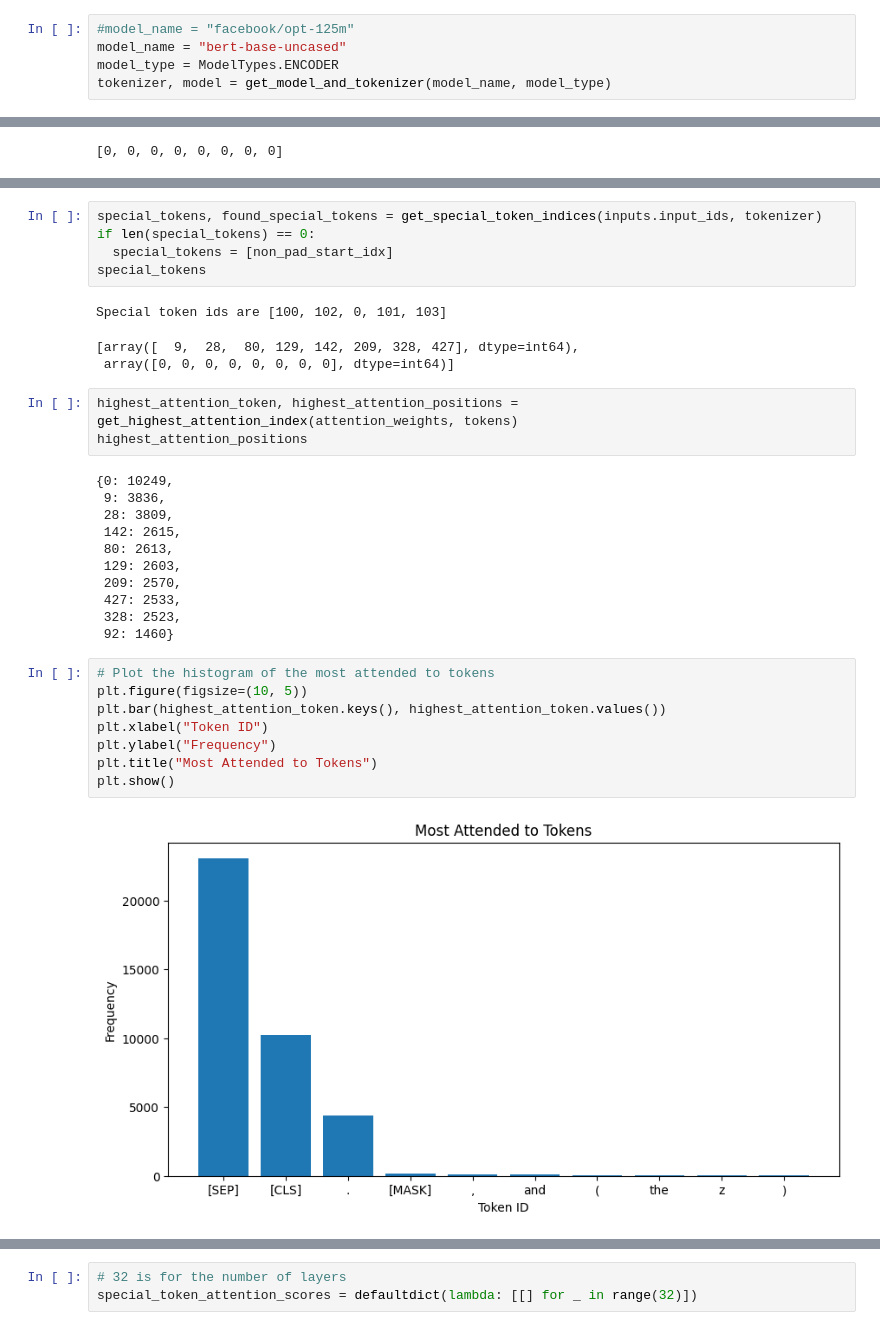
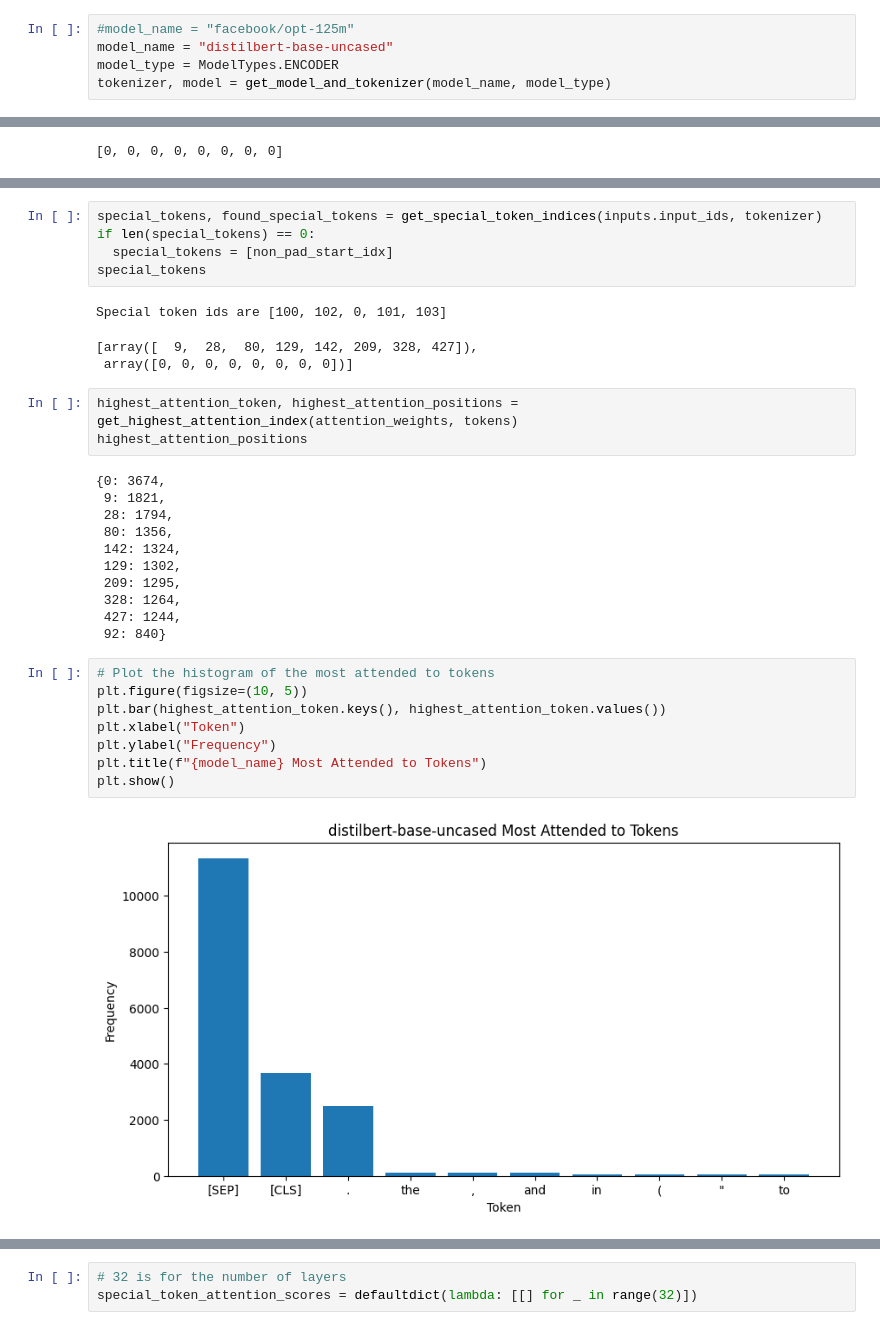
Before and after one commit to pramodith/llm_exploration, a Jupyter notebook: exploring_sink_tokens.ipynb, the cells around one changed output, grey strips where cells are left out. Saved outputs shown, nothing was run; the diff lists cells and outputs as text.

```diff
--- a/exploring_sink_tokens.ipynb
+++ b/exploring_sink_tokens.ipynb
@@ -265,5 +289,5 @@ instruction_sample_text = f"Please answer the following question. {sample_text}"
 # %%
 #model_name = "facebook/opt-125m"
-model_name = "bert-base-uncased"
+model_name = "distilbert-base-uncased"
 model_type = ModelTypes.ENCODER
 tokenizer, model = get_model_and_tokenizer(model_name, model_type)
@@ -303,32 +323,32 @@ if len(special_tokens) == 0:
 special_tokens
 # %% [output]
 Special token ids are [100, 102, 0, 101, 103]
-[array([  9,  28,  80, 129, 142, 209, 328, 427], dtype=int64),
- array([0, 0, 0, 0, 0, 0, 0, 0], dtype=int64)]
+[array([  9,  28,  80, 129, 142, 209, 328, 427]),
+ array([0, 0, 0, 0, 0, 0, 0, 0])]
 # %%
 highest_attention_token, highest_attention_positions = get_highest_attention_index(attention_weights, tokens)
 highest_attention_positions
 # %% [output]
-{0: 10249,
- 9: 3836,
- 28: 3809,
- 142: 2615,
- 80: 2613,
- 129: 2603,
- 209: 2570,
- 427: 2533,
- 328: 2523,
- 92: 1460}
+{0: 3674,
+ 9: 1821,
+ 28: 1794,
+ 80: 1356,
+ 142: 1324,
+ 129: 1302,
+ 209: 1295,
+ 328: 1264,
+ 427: 1244,
+ 92: 840}
 # %%
 # Plot the histogram of the most attended to tokens
 plt.figure(figsize=(10, 5))
 plt.bar(highest_attention_token.keys(), highest_attention_token.values())
-plt.xlabel("Token ID")
+plt.xlabel("Token")
 plt.ylabel("Frequency")
-plt.title("Most Attended to Tokens")
+plt.title(f"{model_name} Most Attended to Tokens")
 plt.show()
 # %% [output]
-[figure, old version]
+[figure, new version]
 # %%
 attention_weights[-1][3][non_pad_start_idx[3]:,non_pad_start_idx[3]]
 # %% [output]
```
Also changed, not shown: parts of 13 cells of this notebook.
